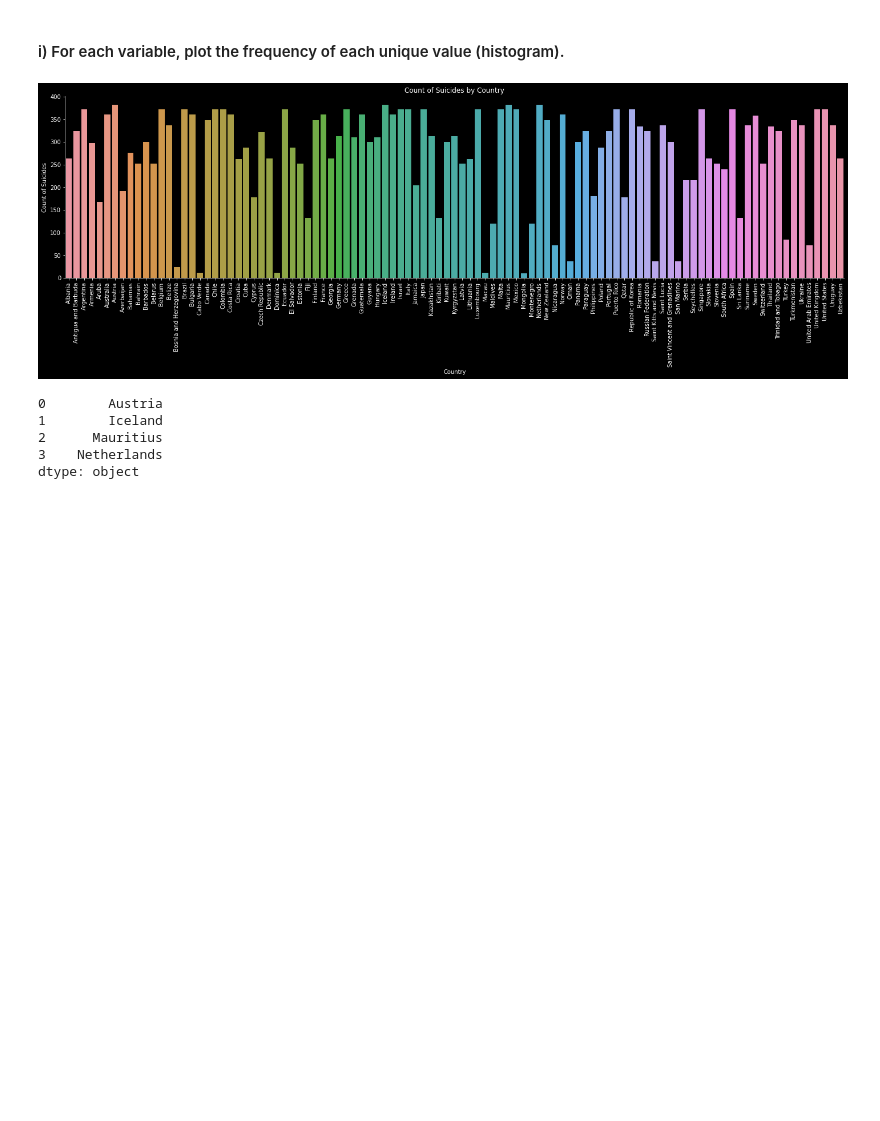
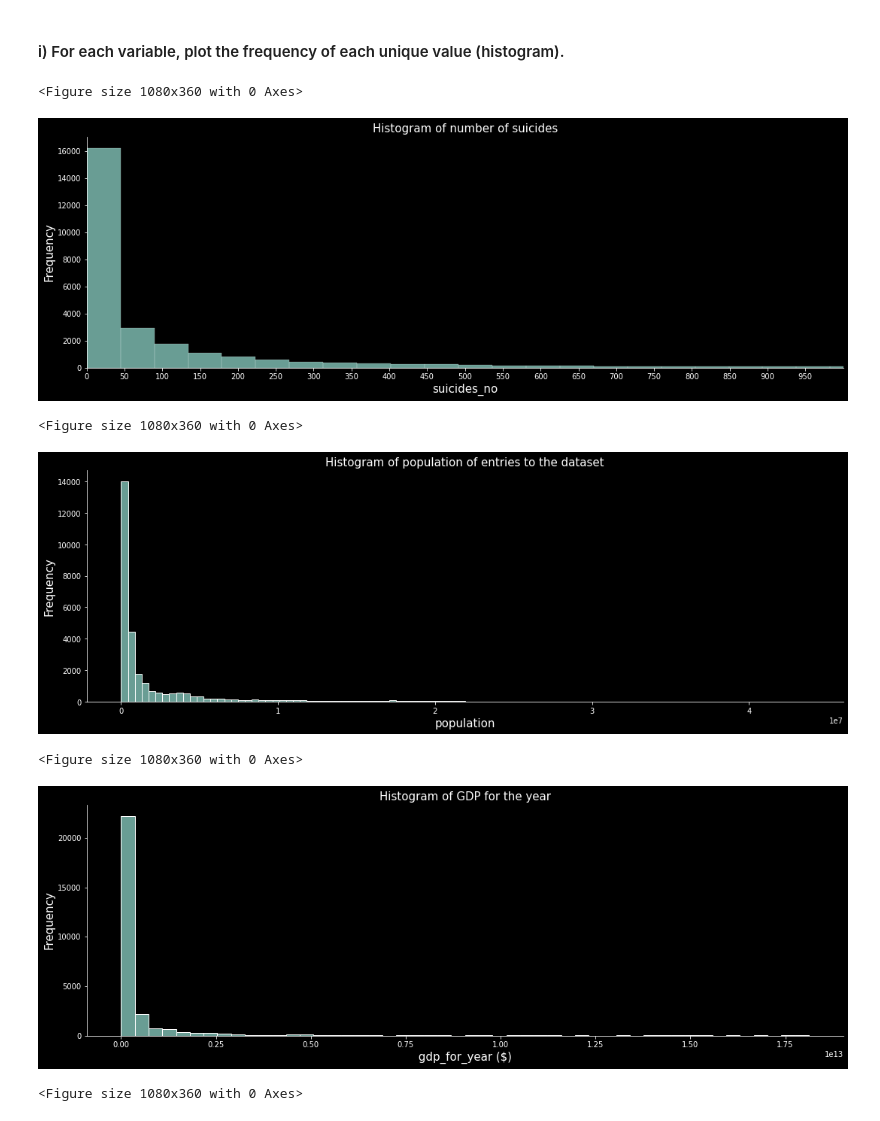
Before and after one commit to TheShiningVampire/DS203_Programming_Assignments, a Jupyter notebook: Assignment_2/18D070067.ipynb, the cells around one changed output. Saved outputs shown, nothing was run; the diff lists cells and outputs as text; code cells hidden in the pictures; blank space fills up the shorter version.

```diff
--- a/Assignment_2/18D070067.ipynb
+++ b/Assignment_2/18D070067.ipynb
@@ -142,3 +144,7 @@ Hence, we can see the variable types and their Data types in the above table.
+# %%
+# Converting the feature " gdp_for_year ($) " into an integer
+
+dataset[" gdp_for_year ($) "] = pd.to_numeric(dataset[" gdp_for_year ($) "].str.replace(',', '') )
 # %% [markdown]
 #### viii) For each variable, print the number of missing values.
 # %%
@@ -168,24 +179,52 @@ From the previous part, we can see that 19456 records have missing values for th
+# %%
+discrete_variables = ["suicides_no", "population", " gdp_for_year ($) ","gdp_per_capita ($)"]
 # %% [markdown]
 #### i) For each variable, plot the frequency of each unique value (histogram).
-# %%
-## Make histograms of the variables in dataset
-
-## Make horizontal histogram for country variable
-sns.catplot(x="country", data=dataset, kind="count", height=5, aspect=4)
-# ax.set_xticklabels(ax.get_xticklabels(),rotation =90)
-plt.xticks(rotation=90)
-plt.xlabel("Country")
-plt.ylabel("Count of Suicides")
-plt.title("Count of Suicides by Country")
-plt.show()
-# %% [output]
-[figure, removed]
-# %%
-# Find Mode of country variable
-dataset["country"].mode()
-# %% [output]
-0        Austria
-1        Iceland
-2      Mauritius
-3    Netherlands
-dtype: object
+# %%
+# Plot the histogram for the discrete variables
+# Here I have assumed a bin width of 1
+
+# histogram for the discrete variables
+plt.figure(figsize=(15,5))
+# plt.hist(dataset[discrete_variables[0]], bins=500)
+sns.displot(dataset[discrete_variables[0]], bins=500, height=5, aspect=3)
+plt.xlim(0,1000)
+plt.title("Histogram of number of suicides" , fontsize=15)
+plt.xlabel(discrete_variables[0] , fontsize=15)
+plt.ylabel("Frequency" , fontsize=15)
+plt.xticks(np.arange(0,1000,50))
+plt.show()
+
+
+plt.figure(figsize=(15,5))
+# plt.hist(dataset[discrete_variables[1]], bins=100)
+sns.displot(dataset[discrete_variables[1]], bins=100, height=5, aspect=3)
+plt.title("Histogram of population of entries to the dataset" , fontsize=15)
+plt.xlabel(discrete_variables[1], fontsize=15)
+plt.ylabel("Frequency", fontsize=15)
+plt.show()
+
+
+plt.figure(figsize=(15,5))
+# plt.hist(dataset[discrete_variables[2]], bins=100)
+sns.displot(dataset[discrete_variables[2]], bins=50, height=5, aspect=3)
+plt.title("Histogram of GDP for the year", fontsize=15)
+plt.xlabel(discrete_variables[2] , fontsize=15)
+plt.ylabel("Frequency", fontsize=15)
+plt.show()
+
+plt.figure(figsize=(15,5))
+# plt.hist(dataset[discrete_variables[3]], bins=100)
+sns.displot(dataset[discrete_variables[3]], bins=100, height=5, aspect=3)
+plt.title("Histogram of GDP per capita", fontsize=15)
+plt.xlabel(discrete_variables[3] , fontsize=15)
+plt.ylabel("Frequency", fontsize=15)
+plt.show()
+# %% [output]
+<Figure size 1080x360 with 0 Axes>
+[figure, added]
+<Figure size 1080x360 with 0 Axes>
+[figure, added]
+<Figure size 1080x360 with 0 Axes>
+[figure, added]
+<Figure size 1080x360 with 0 Axes>
```
Also changed, not shown: parts of 74 cells of this notebook.
